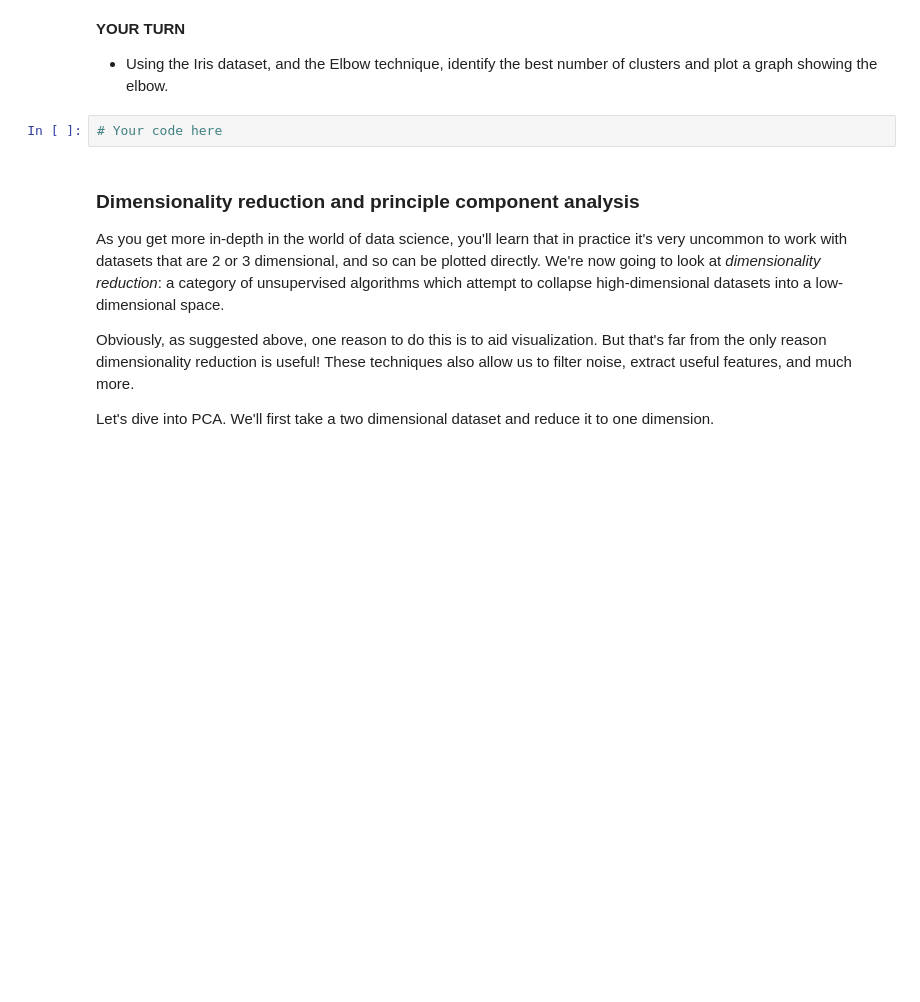
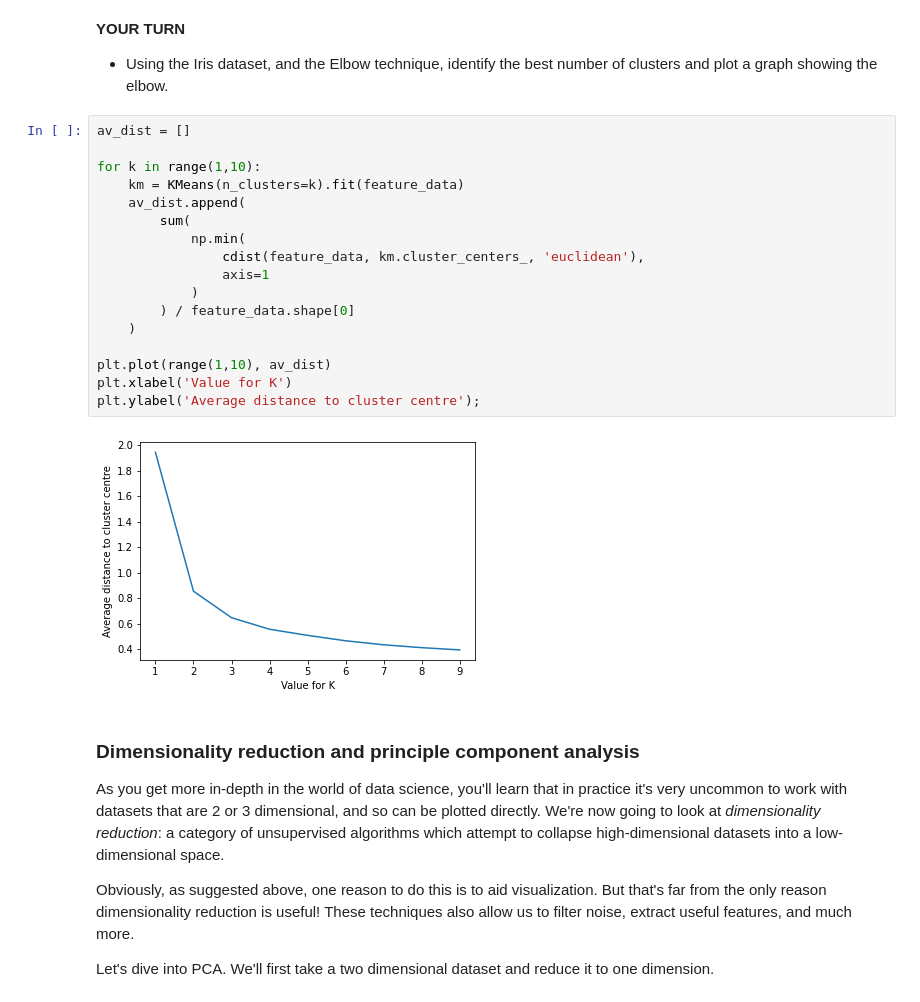
Before and after one commit to alexwolson/LabattCARTEBootcamp, a Jupyter notebook: Lab2.ipynb, the cells around one changed output. Cells and saved outputs as stored; diff of their text form; blank space fills up the shorter version.

```diff
--- a/Lab2.ipynb
+++ b/Lab2.ipynb
@@ -140,8 +158,25 @@ feature_data = iris_data.data
 # %% [markdown]
 **YOUR TURN**
 * Using the Iris dataset, and the Elbow technique, identify the best number of clusters and plot a graph showing the elbow.
-# %%
-# Your code here
+# %%
+av_dist = []
+
+for k in range(1,10):
+    km = KMeans(n_clusters=k).fit(feature_data)
+    av_dist.append(
+        sum(
+            np.min(
+                cdist(feature_data, km.cluster_centers_, 'euclidean'),
+                axis=1
+            )
+        ) / feature_data.shape[0]
+    )
+
+plt.plot(range(1,10), av_dist)
+plt.xlabel('Value for K')
+plt.ylabel('Average distance to cluster centre');
+# %% [output]
+[figure, added]
 # %% [markdown]
 ### Dimensionality reduction and principle component analysis
 
```
Also changed, not shown: parts of 23 cells of this notebook, 15 other files.
